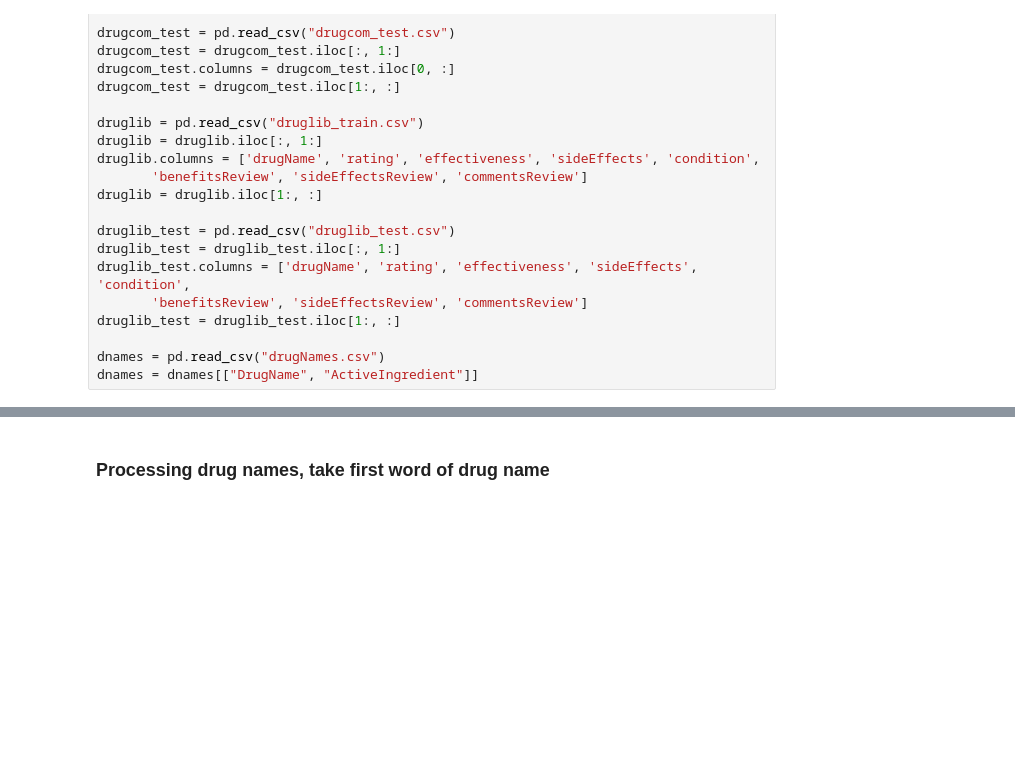
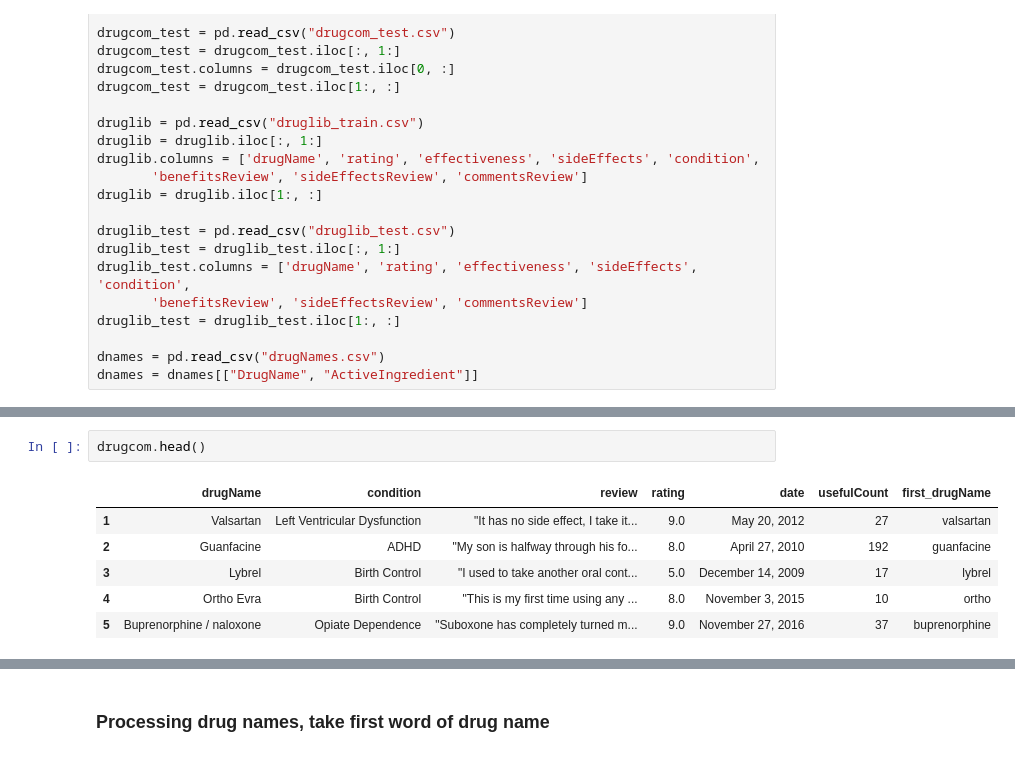
Before and after one commit to jordanfan/drugs, a Jupyter notebook: combine_datasets.ipynb, the cells around one changed output, grey strips where cells are left out. Saved outputs shown, nothing was run; the diff lists cells and outputs as text; blank space fills up the shorter version.

```diff
--- a/combine_datasets.ipynb
+++ b/combine_datasets.ipynb
@@ -37,0 +47,9 @@ dnames = dnames[["DrugName", "ActiveIngredient"]]
+# %%
+drugcom.head()
+# %% [output]
+|  | drugName | condition | review | rating | date | usefulCount | first_drugName |
+| 1 | Valsartan | Left Ventricular Dysfunction | "It has no side effect, I take it... | 9.0 | May 20, 2012 | 27 | valsartan |
+| 2 | Guanfacine | ADHD | "My son is halfway through his fo... | 8.0 | April 27, 2010 | 192 | guanfacine |
+| 3 | Lybrel | Birth Control | "I used to take another oral cont... | 5.0 | December 14, 2009 | 17 | lybrel |
+| 4 | Ortho Evra | Birth Control | "This is my first time using any ... | 8.0 | November 3, 2015 | 10 | ortho |
+| 5 | Buprenorphine / naloxone | Opiate Dependence | "Suboxone has completely turned m... | 9.0 | November 27, 2016 | 37 | buprenorphine |
```
Also changed, not shown: parts of 6 cells of this notebook.
